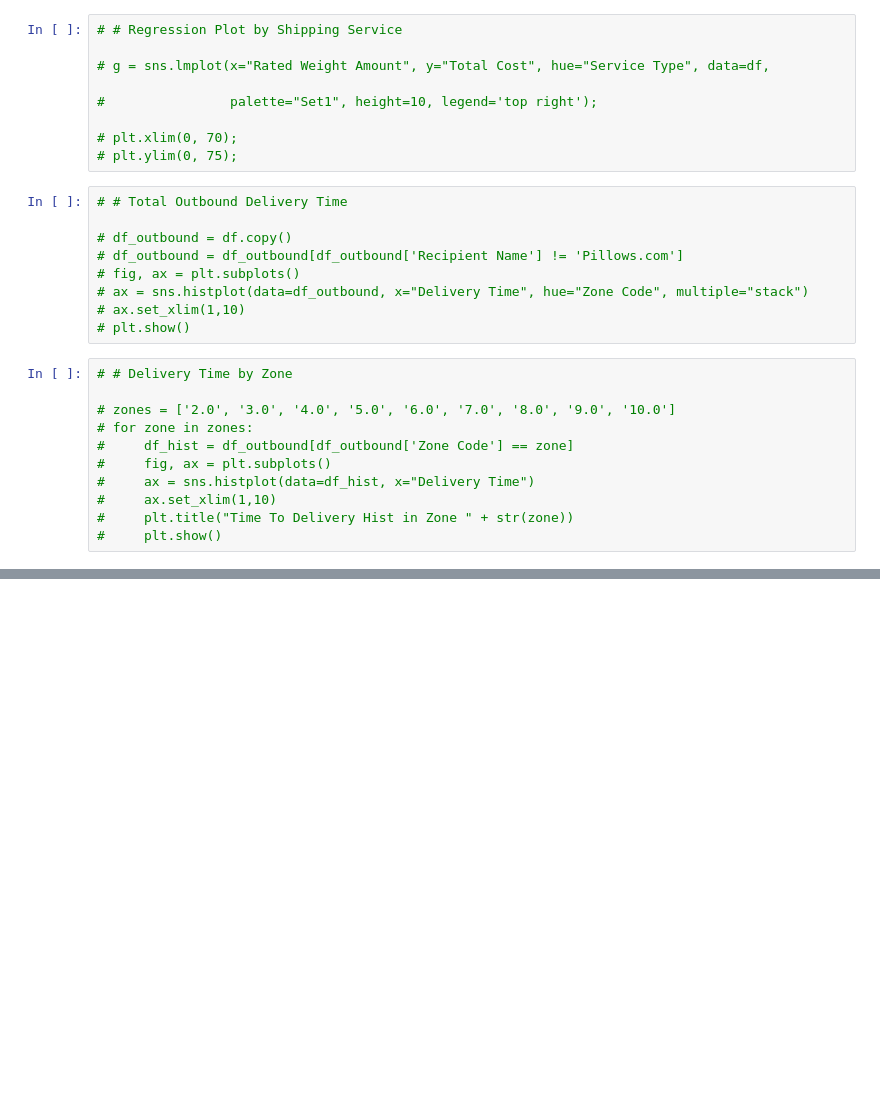
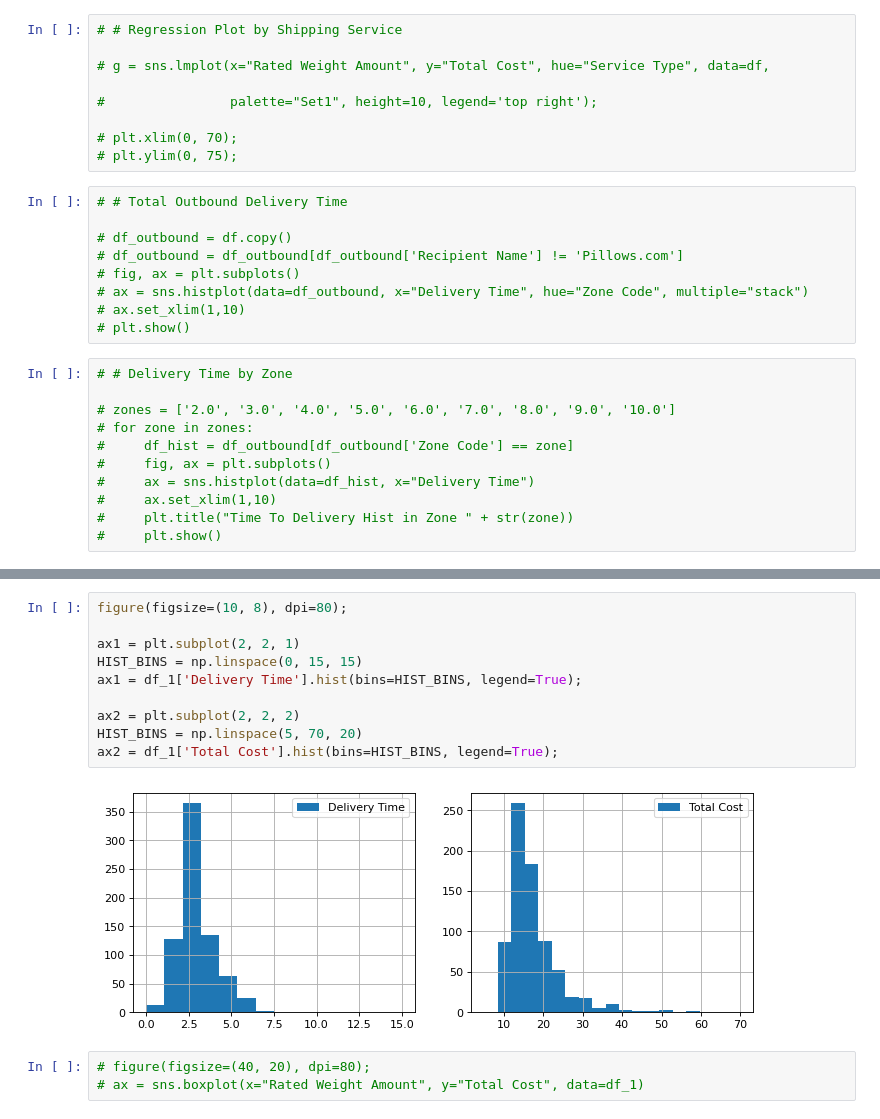
Before and after one commit to Evan-Archuleta/fedex_invoices, a Jupyter notebook: fedex_invoice_check.ipynb, the cells around one changed output, grey strips where cells are left out. Cells and saved outputs as stored; diff of their text form; blank space fills up the shorter version.

```diff
--- a/fedex_invoice_check.ipynb
+++ b/fedex_invoice_check.ipynb
@@ -256,0 +261,15 @@ plt.ylim(0, 75);
+# %%
+figure(figsize=(10, 8), dpi=80);
+
+ax1 = plt.subplot(2, 2, 1)
+HIST_BINS = np.linspace(0, 15, 15)
+ax1 = df_1['Delivery Time'].hist(bins=HIST_BINS, legend=True);
+
+ax2 = plt.subplot(2, 2, 2)
+HIST_BINS = np.linspace(5, 70, 20)
+ax2 = df_1['Total Cost'].hist(bins=HIST_BINS, legend=True);
+# %% [output]
+[figure, added]
+# %%
+# figure(figsize=(40, 20), dpi=80);
+# ax = sns.boxplot(x="Rated Weight Amount", y="Total Cost", data=df_1)
```
Also changed, not shown: parts of 22 cells of this notebook.
